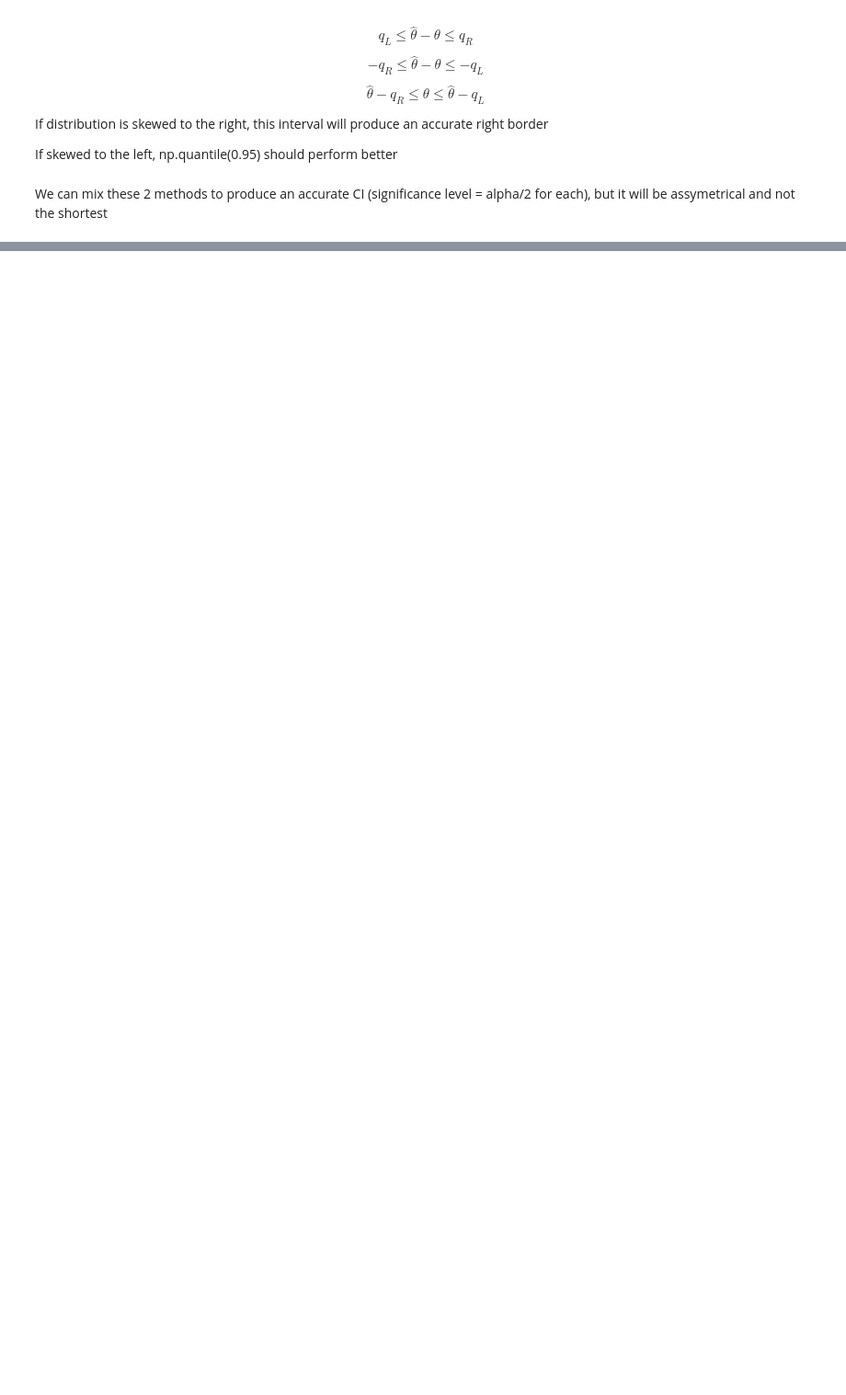
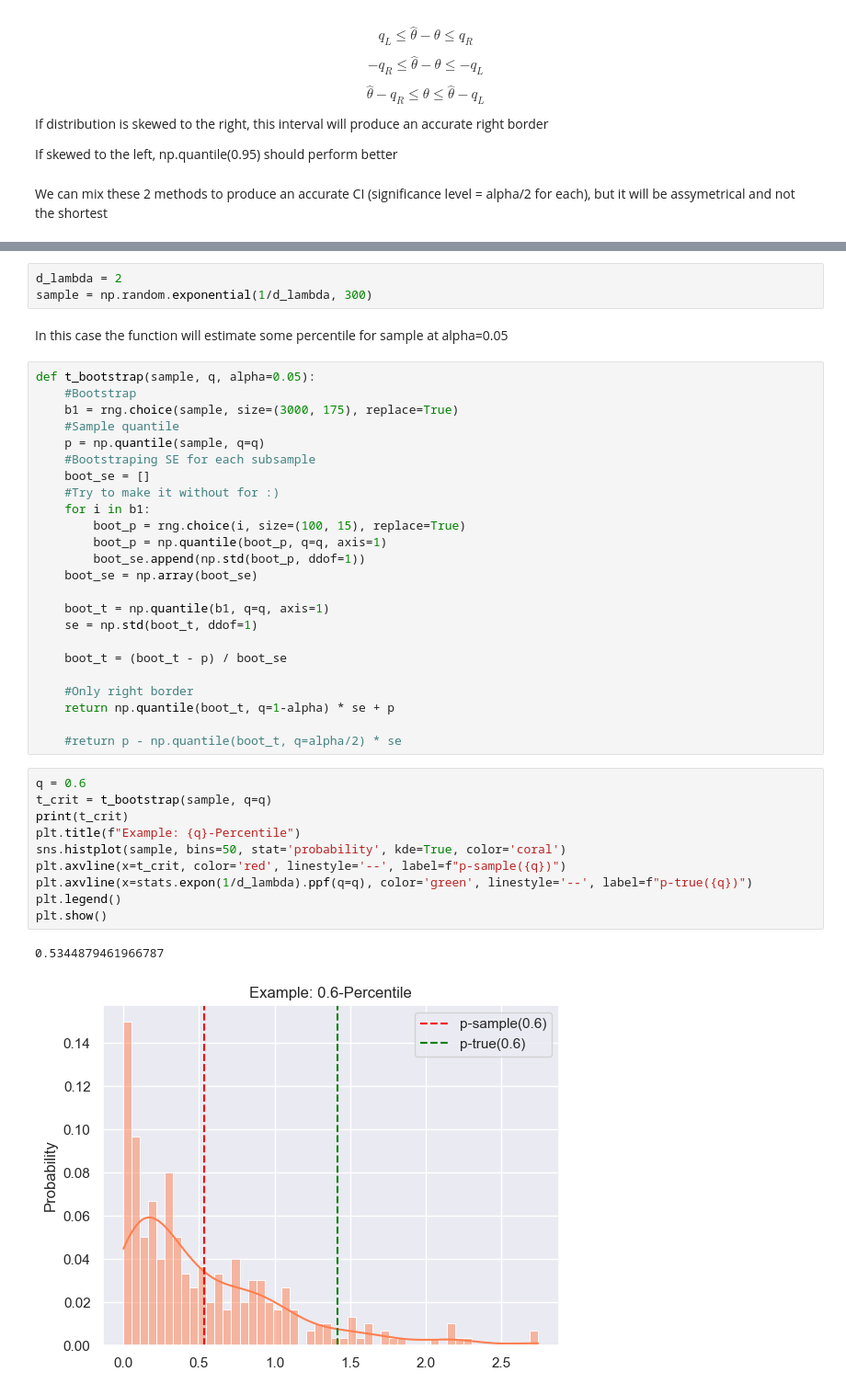
Before and after one commit to scamlumamontov/Projects, a Jupyter notebook: matstat/tests, metrics, ab/bootstrap, poiss, ci.ipynb, the cells around one changed output, grey strips where cells are left out. Shown at 92% size. Drawn from its saved outputs; the diff is of its cells as text; blank space fills up the shorter version.

```diff
--- a/matstat/tests, metrics, ab/bootstrap, poiss, ci.ipynb
+++ b/matstat/tests, metrics, ab/bootstrap, poiss, ci.ipynb
@@ -153,0 +156,42 @@ We can mix these 2 methods to produce an accurate CI (significance level = alpha
+# %%
+d_lambda = 2
+sample = np.random.exponential(1/d_lambda, 300)
+# %% [markdown]
+In this case the function will estimate some percentile for sample at alpha=0.05
+# %%
+def t_bootstrap(sample, q, alpha=0.05):
+    #Bootstrap
+    b1 = rng.choice(sample, size=(3000, 175), replace=True)
+    #Sample quantile
+    p = np.quantile(sample, q=q)
+    #Bootstraping SE for each subsample
+    boot_se = []
+    #Try to make it without for :)
+    for i in b1:
+        boot_p = rng.choice(i, size=(100, 15), replace=True)
+        boot_p = np.quantile(boot_p, q=q, axis=1)
+        boot_se.append(np.std(boot_p, ddof=1))
+    boot_se = np.array(boot_se)
+
+    boot_t = np.quantile(b1, q=q, axis=1)
+    se = np.std(boot_t, ddof=1)
+
+    boot_t = (boot_t - p) / boot_se
+
+    #Only right border
+    return np.quantile(boot_t, q=1-alpha) * se + p
+
+    #return p - np.quantile(boot_t, q=alpha/2) * se
+# %%
+q = 0.6
+t_crit = t_bootstrap(sample, q=q)
+print(t_crit)
+plt.title(f"Example: {q}-Percentile")
+sns.histplot(sample, bins=50, stat='probability', kde=True, color='coral')
+plt.axvline(x=t_crit, color='red', linestyle='--', label=f"p-sample({q})")
+plt.axvline(x=stats.expon(1/d_lambda).ppf(q=q), color='green', linestyle='--', label=f"p-true({q})")
+plt.legend()
+plt.show()
+# %% [output]
+0.5344879461966787
+[figure, added]
```
Also changed, not shown: parts of 5 cells of this notebook.
